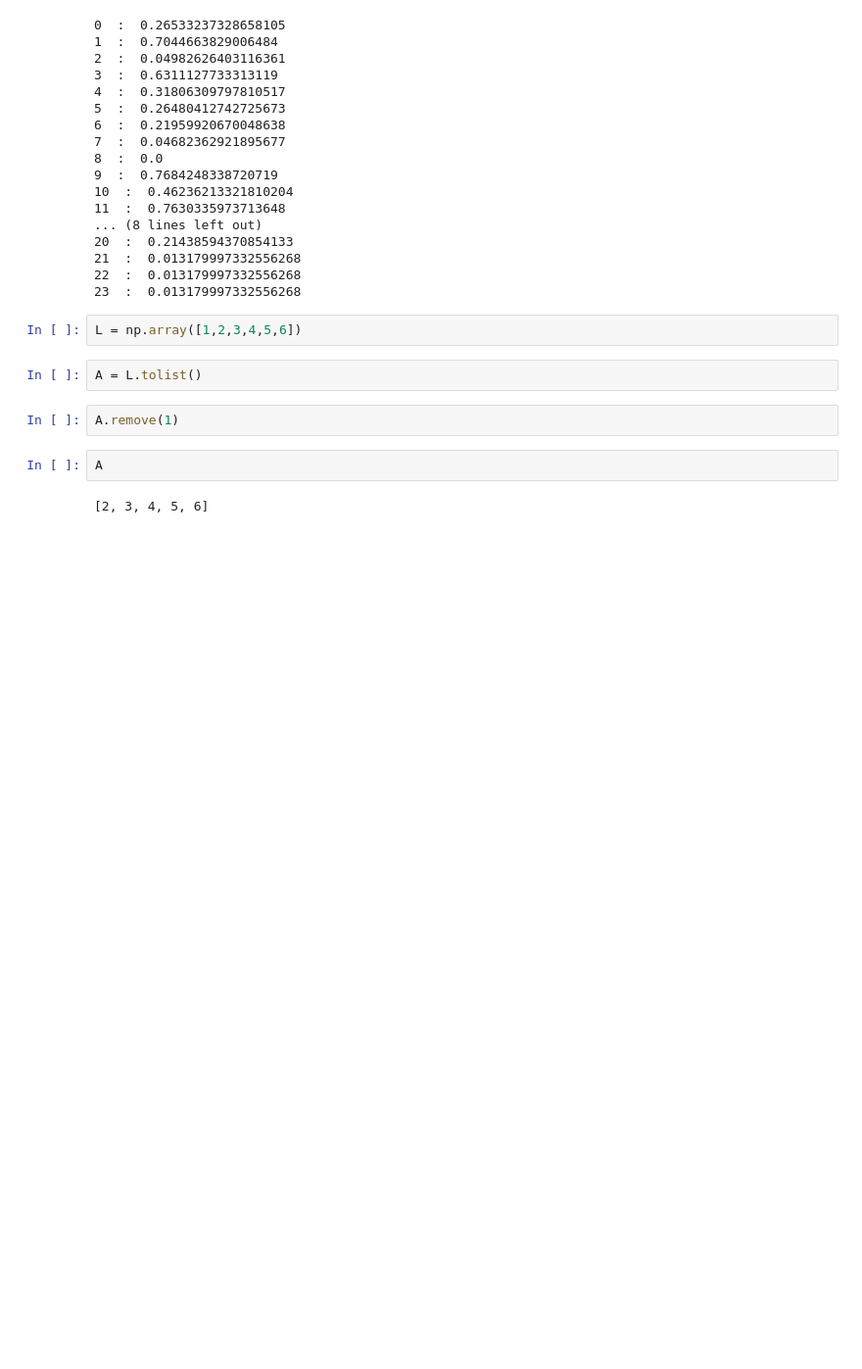
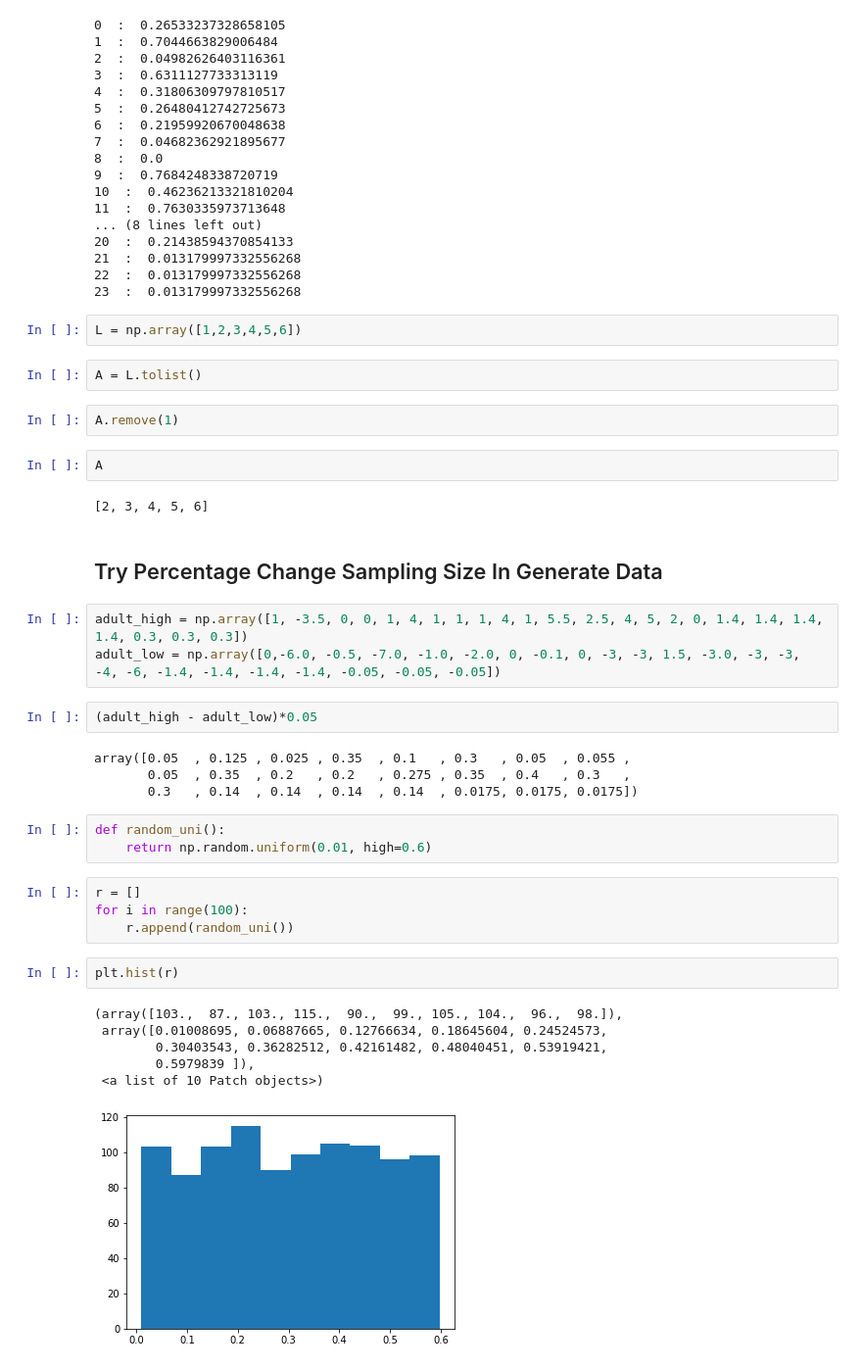
Before and after one commit to thanatlap/master-thesis-vocal-tract-inversion-journal, a Jupyter notebook: misc/label_eda.ipynb, the cells around one changed output. Shown at 98% size. Drawn from its saved outputs; the diff is of its cells as text; blank space fills up the shorter version.

```diff
--- a/misc/label_eda.ipynb
+++ b/misc/label_eda.ipynb
@@ -72,3 +72,30 @@ A.remove(1)
 A
 # %% [output]
 [2, 3, 4, 5, 6]
+# %% [markdown]
+## Try Percentage Change Sampling Size In Generate Data
+# %%
+adult_high = np.array([1, -3.5, 0, 0, 1, 4, 1, 1, 1, 4, 1, 5.5, 2.5, 4, 5, 2, 0, 1.4, 1.4, 1.4, 1.4, 0.3, 0.3, 0.3])
+adult_low = np.array([0,-6.0, -0.5, -7.0, -1.0, -2.0, 0, -0.1, 0, -3, -3, 1.5, -3.0, -3, -3, -4, -6, -1.4, -1.4, -1.4, -1.4, -0.05, -0.05, -0.05])
+# %%
+(adult_high - adult_low)*0.05
+# %% [output]
+array([0.05  , 0.125 , 0.025 , 0.35  , 0.1   , 0.3   , 0.05  , 0.055 ,
+       0.05  , 0.35  , 0.2   , 0.2   , 0.275 , 0.35  , 0.4   , 0.3   ,
+       0.3   , 0.14  , 0.14  , 0.14  , 0.14  , 0.0175, 0.0175, 0.0175])
+# %%
+def random_uni():
+    return np.random.uniform(0.01, high=0.6)
+# %%
+r = []
+for i in range(100):
+    r.append(random_uni())
+# %%
+plt.hist(r)
+# %% [output]
+(array([103.,  87., 103., 115.,  90.,  99., 105., 104.,  96.,  98.]),
+ array([0.01008695, 0.06887665, 0.12766634, 0.18645604, 0.24524573,
+        0.30403543, 0.36282512, 0.42161482, 0.48040451, 0.53919421,
+        0.5979839 ]),
+ <a list of 10 Patch objects>)
+[figure, added]
```
Also changed, not shown: parts of 5 cells of this notebook, 6 other files.
